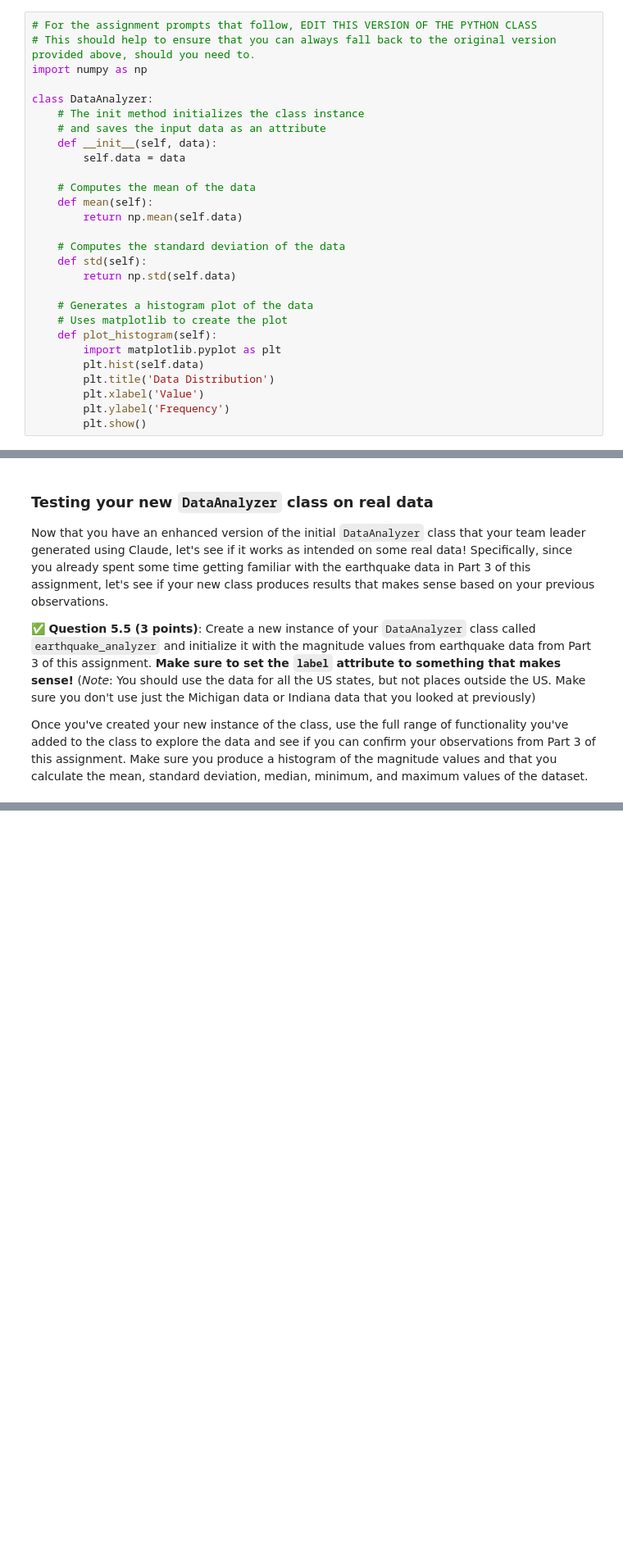
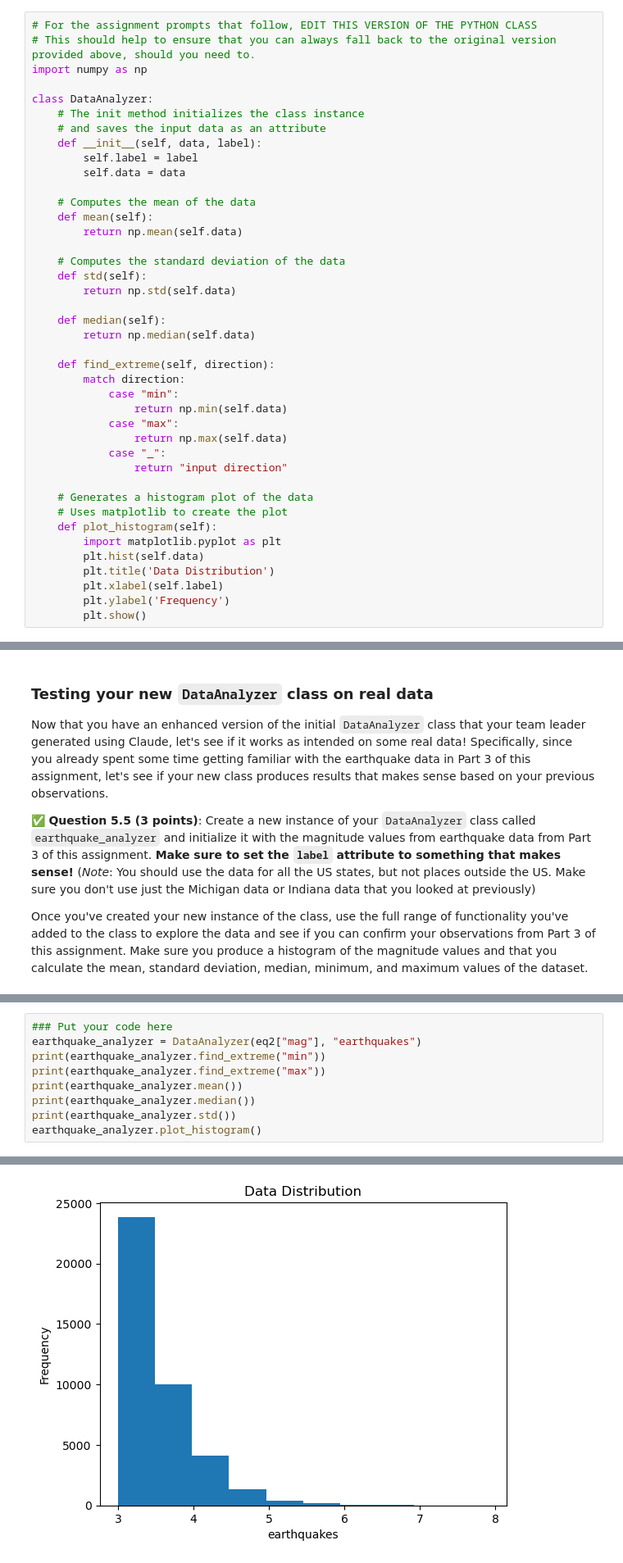
Before and after one commit to zemblak1/CMSE202-f25-turnin, a Jupyter notebook: hw-01/HW-01_GitPracticeDebuggingPythonPackagesAndClasses-STUDENT.ipynb, the cells around one changed output, grey strips where cells are left out. Shown at 82% size. Drawn from its saved outputs; the diff is of its cells as text; blank space fills up the shorter version.

```diff
--- a/hw-01/HW-01_GitPracticeDebuggingPythonPackagesAndClasses-STUDENT.ipynb
+++ b/hw-01/HW-01_GitPracticeDebuggingPythonPackagesAndClasses-STUDENT.ipynb
@@ -616,7 +620,8 @@ import numpy as np
 class DataAnalyzer:
     # The init method initializes the class instance
     # and saves the input data as an attribute
-    def __init__(self, data):
+    def __init__(self, data, label):
+        self.label = label
         self.data = data
 
     # Computes the mean of the data
@@ -627,13 +632,25 @@ class DataAnalyzer:
     def std(self):
         return np.std(self.data)
 
+    def median(self):
+        return np.median(self.data)
+
+    def find_extreme(self, direction):
+        match direction:
+            case "min":
+                return np.min(self.data)
+            case "max":
+                return np.max(self.data)
+            case "_":
+                return "input direction"
+
     # Generates a histogram plot of the data
     # Uses matplotlib to create the plot
     def plot_histogram(self):
         import matplotlib.pyplot as plt
         plt.hist(self.data)
         plt.title('Data Distribution')
-        plt.xlabel('Value')
+        plt.xlabel(self.label)
         plt.ylabel('Frequency')
         plt.show()
 # %% [markdown]
@@ -695,0 +724,10 @@ Once you've created your new instance of the class, use the full range of functi
+# %%
+### Put your code here
+earthquake_analyzer = DataAnalyzer(eq2["mag"], "earthquakes")
+print(earthquake_analyzer.find_extreme("min"))
+print(earthquake_analyzer.find_extreme("max"))
+print(earthquake_analyzer.mean())
+print(earthquake_analyzer.median())
+print(earthquake_analyzer.std())
+earthquake_analyzer.plot_histogram()
+# %% [output]
@@ -696,3 +739,4 @@ Once you've created your new instance of the class, use the full range of functi
+[figure, added]
 # %% [markdown]
 &#9989; **Question 5.6 (1 point)**:  Do the results from your new class match the results from your findings in Question 3.5? Explain why or why not.
 # %% [markdown]
```
Also changed, not shown: parts of 8 cells of this notebook.
